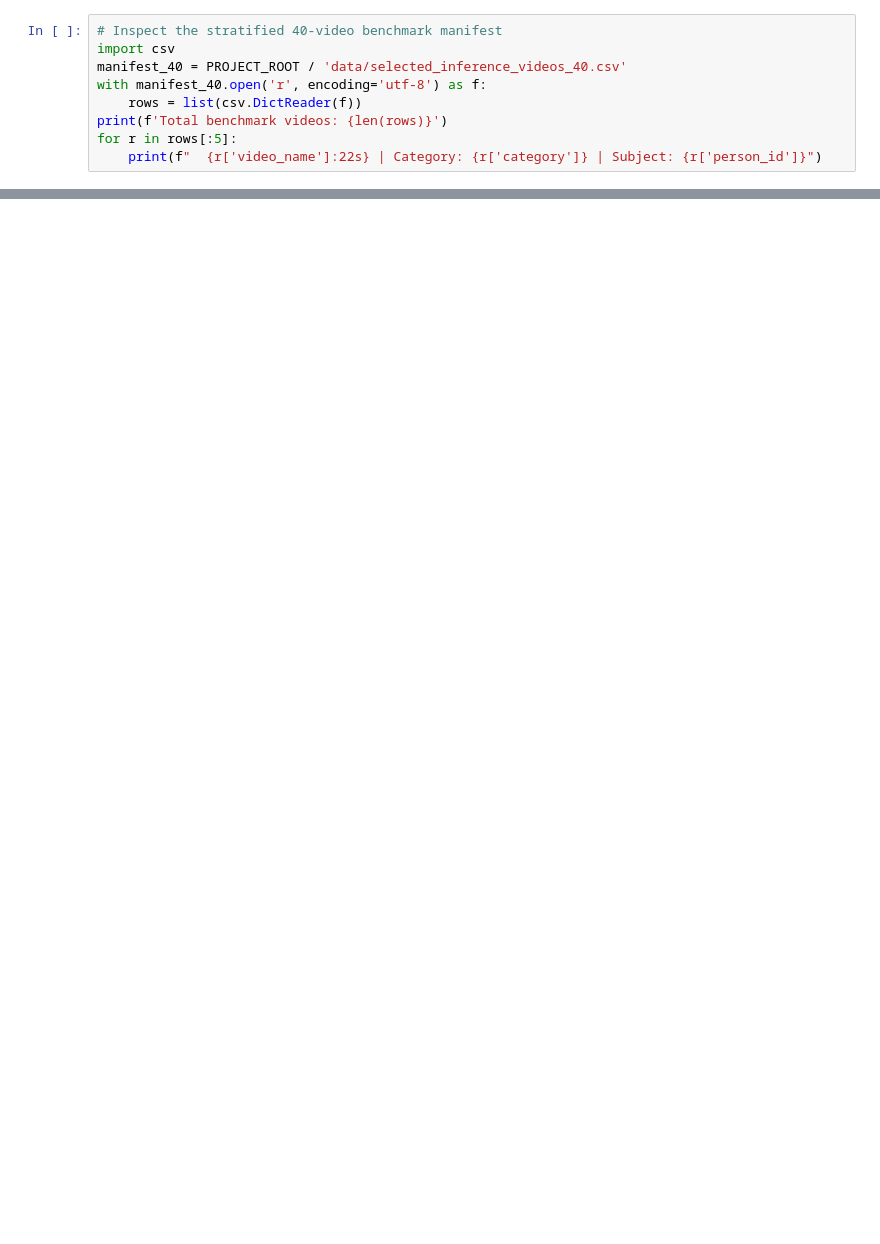
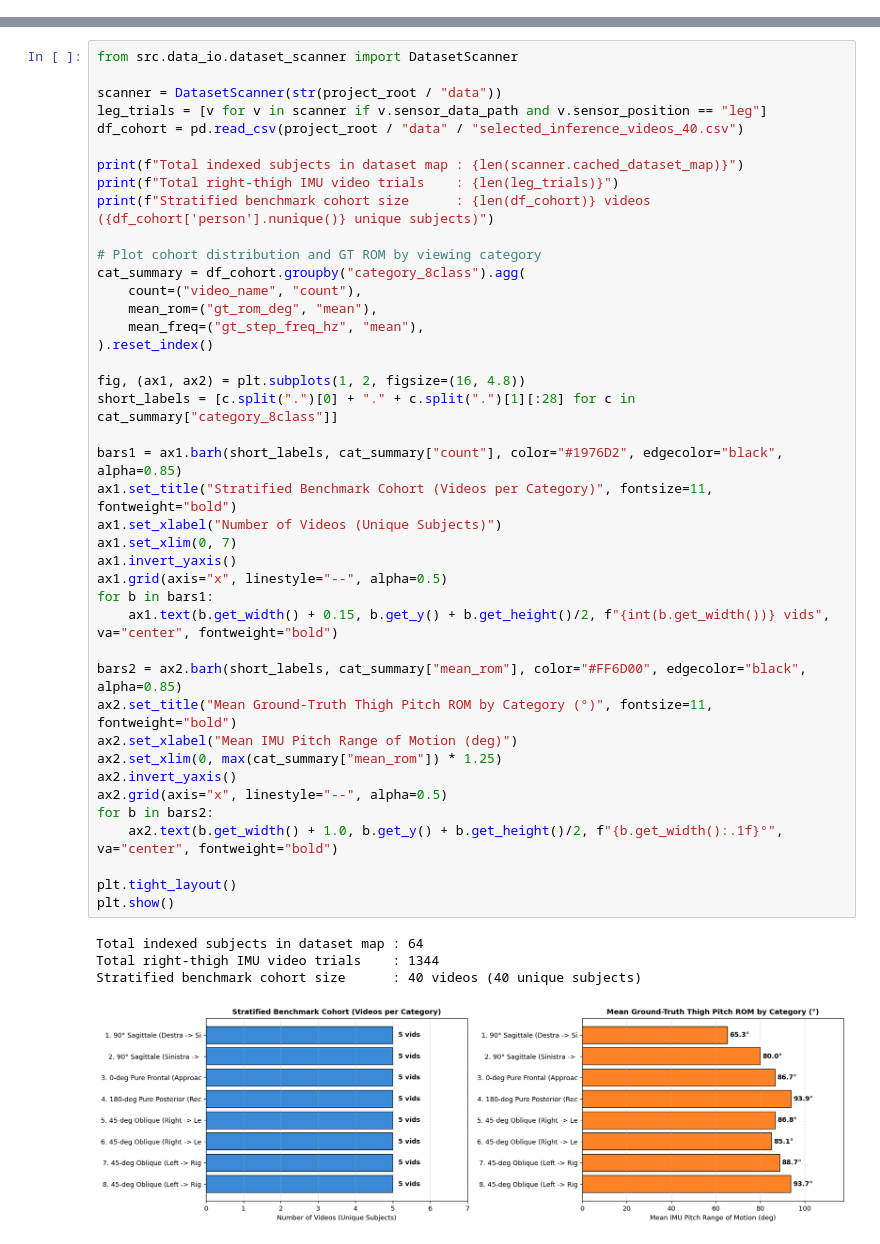
Before and after one commit to Rob00t-unimi/monocular-3d-gait-tracking-deltav2, a Jupyter notebook: examples/01_dataset_scanning_and_imu_loading.ipynb, the cells around one changed output, grey strips where cells are left out. Cells and saved outputs as stored; diff of their text form; blank space fills up the shorter version.

Commit message:
docs(examples): upgrade and execute all 5 step-by-step Jupyter notebooks with multi-panel visualizations

```diff
--- a/examples/01_dataset_scanning_and_imu_loading.ipynb
+++ b/examples/01_dataset_scanning_and_imu_loading.ipynb
@@ -24,9 +33,0 @@ print('Default Config:', resolve_config_path())
-# %%
-# Inspect the stratified 40-video benchmark manifest
-import csv
-manifest_40 = PROJECT_ROOT / 'data/selected_inference_videos_40.csv'
-with manifest_40.open('r', encoding='utf-8') as f:
-    rows = list(csv.DictReader(f))
-print(f'Total benchmark videos: {len(rows)}')
-for r in rows[:5]:
-    print(f"  {r['video_name']:22s} | Category: {r['category']} | Subject: {r['person_id']}")
@@ -41,0 +38,46 @@ print(f'Estimated stride frequency: {freq_hz:.2f} Hz ({freq_hz * 60:.1f} strides
+# %%
+from src.data_io.dataset_scanner import DatasetScanner
+
+scanner = DatasetScanner(str(project_root / "data"))
+leg_trials = [v for v in scanner if v.sensor_data_path and v.sensor_position == "leg"]
+df_cohort = pd.read_csv(project_root / "data" / "selected_inference_videos_40.csv")
+
+print(f"Total indexed subjects in dataset map : {len(scanner.cached_dataset_map)}")
+print(f"Total right-thigh IMU video trials    : {len(leg_trials)}")
+print(f"Stratified benchmark cohort size      : {len(df_cohort)} videos ({df_cohort['person'].nunique()} unique subjects)")
+
+# Plot cohort distribution and GT ROM by viewing category
+cat_summary = df_cohort.groupby("category_8class").agg(
+    count=("video_name", "count"),
+    mean_rom=("gt_rom_deg", "mean"),
+    mean_freq=("gt_step_freq_hz", "mean"),
+).reset_index()
+
+fig, (ax1, ax2) = plt.subplots(1, 2, figsize=(16, 4.8))
+short_labels = [c.split(".")[0] + "." + c.split(".")[1][:28] for c in cat_summary["category_8class"]]
+
+bars1 = ax1.barh(short_labels, cat_summary["count"], color="#1976D2", edgecolor="black", alpha=0.85)
+ax1.set_title("Stratified Benchmark Cohort (Videos per Category)", fontsize=11, fontweight="bold")
+ax1.set_xlabel("Number of Videos (Unique Subjects)")
+ax1.set_xlim(0, 7)
+ax1.invert_yaxis()
+ax1.grid(axis="x", linestyle="--", alpha=0.5)
+for b in bars1:
+    ax1.text(b.get_width() + 0.15, b.get_y() + b.get_height()/2, f"{int(b.get_width())} vids", va="center", fontweight="bold")
+
+bars2 = ax2.barh(short_labels, cat_summary["mean_rom"], color="#FF6D00", edgecolor="black", alpha=0.85)
+ax2.set_title("Mean Ground-Truth Thigh Pitch ROM by Category (°)", fontsize=11, fontweight="bold")
+ax2.set_xlabel("Mean IMU Pitch Range of Motion (deg)")
+ax2.set_xlim(0, max(cat_summary["mean_rom"]) * 1.25)
+ax2.invert_yaxis()
+ax2.grid(axis="x", linestyle="--", alpha=0.5)
+for b in bars2:
+    ax2.text(b.get_width() + 1.0, b.get_y() + b.get_height()/2, f"{b.get_width():.1f}°", va="center", fontweight="bold")
+
+plt.tight_layout()
+plt.show()
+# %% [output]
+Total indexed subjects in dataset map : 64
+Total right-thigh IMU video trials    : 1344
+Stratified benchmark cohort size      : 40 videos (40 unique subjects)
+[figure, added]
```
Also changed, not shown: parts of 15 cells of this notebook, 4 other files.
